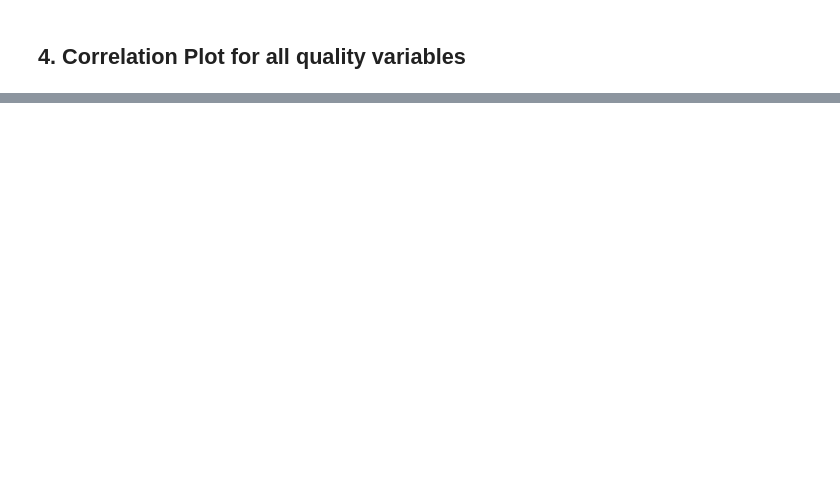
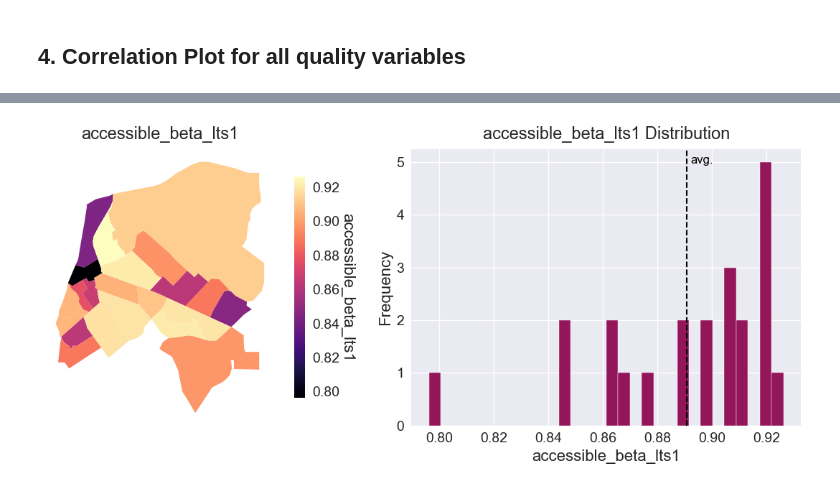
Before and after one commit to mRaffill/low_stress_network_quality, a Jupyter notebook: vis_ridership_pct.ipynb, the cells around one changed output, grey strips where cells are left out. Cells and saved outputs as stored; diff of their text form; code cells hidden in the pictures; blank space fills up the shorter version.

```diff
--- a/vis_ridership_pct.ipynb
+++ b/vis_ridership_pct.ipynb
@@ -235,0 +246,4 @@ Text(0.5, 0, 'network quality metric: accessible_beta_lts1')
+# %%
+acquire.quick_viz(tracts[tracts['city']=='Concord'],variable_to_use)
+# %% [output]
+[figure, added]
```
Also changed, not shown: parts of 16 cells of this notebook.
